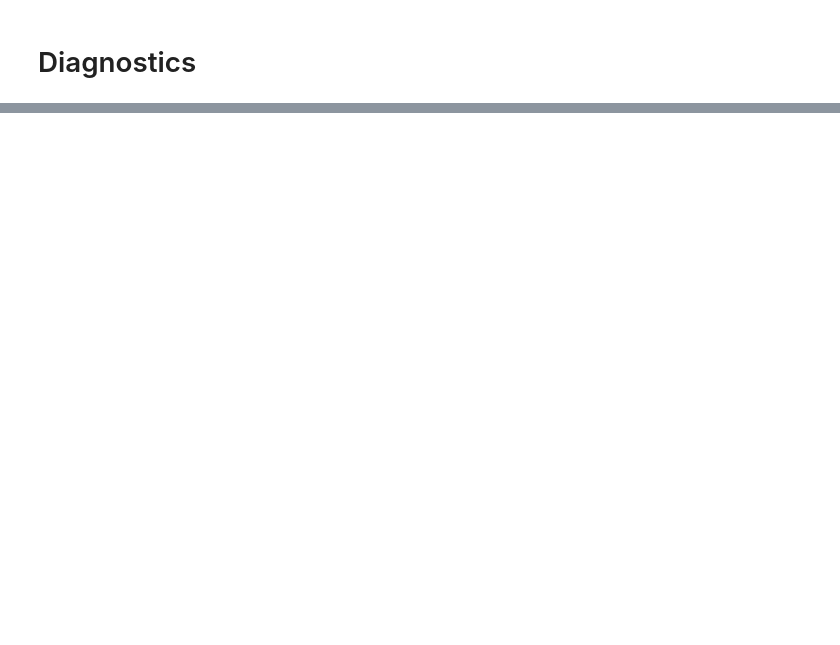
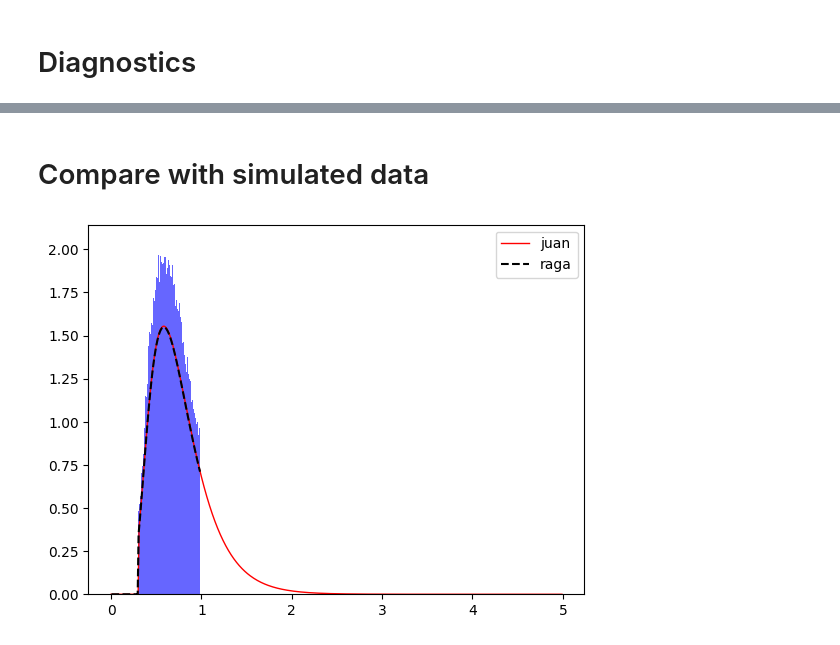
Before and after one commit to rakaar/ddm_data, a Jupyter notebook: vbmc_fit/vbmc_abort_psiam_tied.ipynb, the cells around one changed output, grey strips where cells are left out. Drawn from its saved outputs; the diff is of its cells as text; code cells hidden in the pictures; blank space fills up the shorter version.

```diff
--- a/vbmc_fit/vbmc_abort_psiam_tied.ipynb
+++ b/vbmc_fit/vbmc_abort_psiam_tied.ipynb
@@ -280,0 +306,40 @@ plt.legend();
+# %% [markdown]
+# Compare with simulated data
+# %%
+from scipy.stats import invgauss, expon
+
+t = np.arange(0, 5, 0.01)
+nu = theta_A_mean/V_A_mean
+lam = theta_A_mean ** 2
+d_PA = invgauss(mu=nu/lam, loc=0, scale=lam)  # Inverse Gaussian for PA
+d_fix = expon(scale=0.4)  # Exponential for fixation
+o_PA = NDT_mean  # Offset for PA
+o_fix = 0.2  # Offset for fixation
+t_cut = T_trunc  # Time to truncate
+
+f_PA = d_PA.pdf(t - o_PA)
+f_fix = d_fix.pdf(t - o_fix)
+F_fix = d_fix.cdf(t - o_fix)
+g = f_PA * (1 - F_fix)
+
+
+n = int(1e6)
+x_PA = d_PA.rvs(size=n) + o_PA  # PA
+x_fix = d_fix.rvs(size=n) + o_fix  # Fixation
+# %%
+_bins = np.arange(0, 1, 0.01)
+plt.hist(x_PA[(x_PA < x_fix) & (x_PA > t_cut)], bins=_bins, density=True, alpha=0.6, color='b');
+mask = t > t_cut
+
+plt.plot(t, mask * g / np.trapz(g[mask], t[mask]), 'r-', linewidth=1, label='juan')
+# plt.xlim(0, 0.7)
+
+bins_mid = (_bins[1:] + _bins[:-1]) / 2
+pdf_factor = pdf_trunc_factor_for_stim_surive_trunc(V_A_mean, theta_A_mean, NDT_mean)
+area = area_for_rho_A_t_stim_survive_trunc_0_to_inf(V_A_mean, theta_A_mean, NDT_mean, pdf_factor)
+theory_pdf = np.array([rho_A_t_stim_survive_truncated_and_norm(t, V_A_mean, theta_A_mean, NDT_mean, area, pdf_factor) for t in bins_mid])
+plt.plot(bins_mid, theory_pdf, label='raga', color='k', linestyle='--')
+plt.legend();
+# plt.xlim(0, 0.7)
+# %% [output]
+[figure, added]
```
Also changed, not shown: parts of 8 cells of this notebook, 8 other files.
